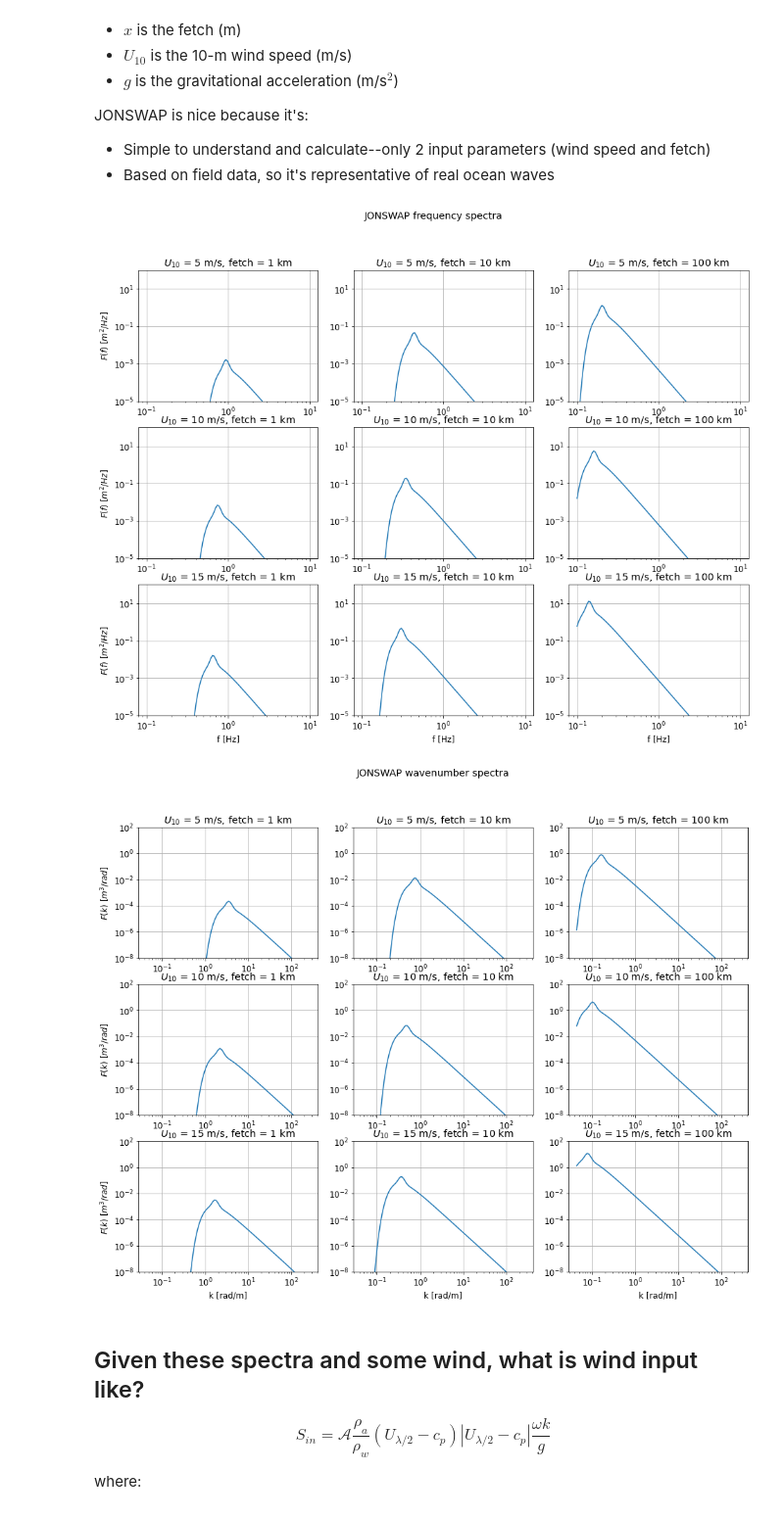
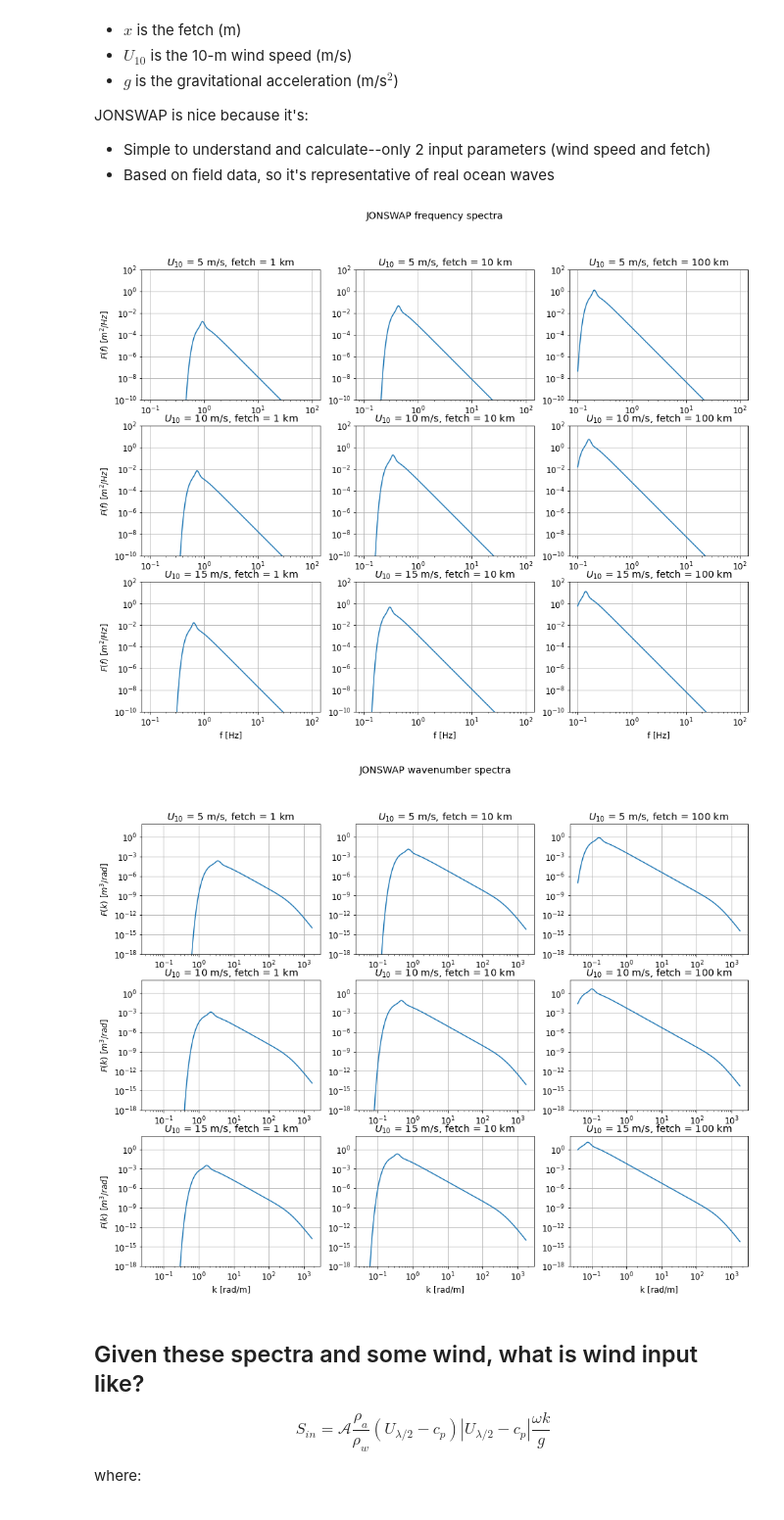
Before and after one commit to sustain-lab/stress-current-interactions, a Jupyter notebook: jonswap.ipynb, the cells around one changed output. Shown at 98% size. Saved outputs shown, nothing was run; the diff lists cells and outputs as text; code cells hidden in the pictures.

```diff
--- a/jonswap.ipynb
+++ b/jonswap.ipynb
@@ -40,7 +40,7 @@ grav_accel = 9.8 # m/s^2
 # %% [markdown]
 ## Frequency, wavenumber, and phase speed
 # %%
-f = np.logspace(-1, 1, 100) # frequency range from 0.1 to 10 Hz
+f = np.logspace(-1, 2, 1000) # frequency range from 0.1 to 10 Hz
 k = wavenumber(f, water_depth)
 wavelength = 2 * np.pi / k
 Cp = phase_speed(f, k)
@@ -90,28 +90,28 @@ for n, U10 in enumerate([5, 10, 15]):
         ax = plt.subplot2grid((3, 3), (n, m))
         ax.set_title(r'$U_{10}$ = %i m/s' % U10 + ', fetch = %i km' % (fetch // 1000))
         ax.loglog(f, jonswap(f, U10, fetch))
-        ax.set_ylim(1e-5, 1e2)
+        ax.set_ylim(1e-10, 1e2)
         ax.grid()
         if n == 2: ax.set_xlabel('f [Hz]')
         if m == 0: ax.set_ylabel(r'$F(f)$ [$m^2/Hz$]')
 # %% [output]
-[figure, old version]
+[figure, new version]
 # %%
 fig = plt.figure(figsize=(16, 12))
 fig.suptitle('JONSWAP wavenumber spectra')
 for n, U10 in enumerate([5, 10, 15]):
     for m, fetch in enumerate([1e3, 1e4, 1e5]):
         ax = plt.subplot2grid((3, 3), (n, m))
         ax.set_title(r'$U_{10}$ = %i m/s' % U10 + ', fetch = %i km' % (fetch // 1000))
         Ff = jonswap(f, U10, fetch)
         Fk = Ff * Cg / (2 * np.pi)
         ax.loglog(k[1:], Fk[1:])
-        ax.set_ylim(1e-8, 1e2)
+        ax.set_ylim(1e-18, 1e2)
         ax.grid()
         if n == 2: ax.set_xlabel('k [rad/m]')
         if m == 0: ax.set_ylabel(r'$F(k)$ [$m^3/rad$]')
 # %% [output]
-[figure, old version]
+[figure, new version]
 # %% [markdown]
 ## Given these spectra and some wind, what is wind input like?
 
```
Also changed, not shown: parts of 9 cells of this notebook.
